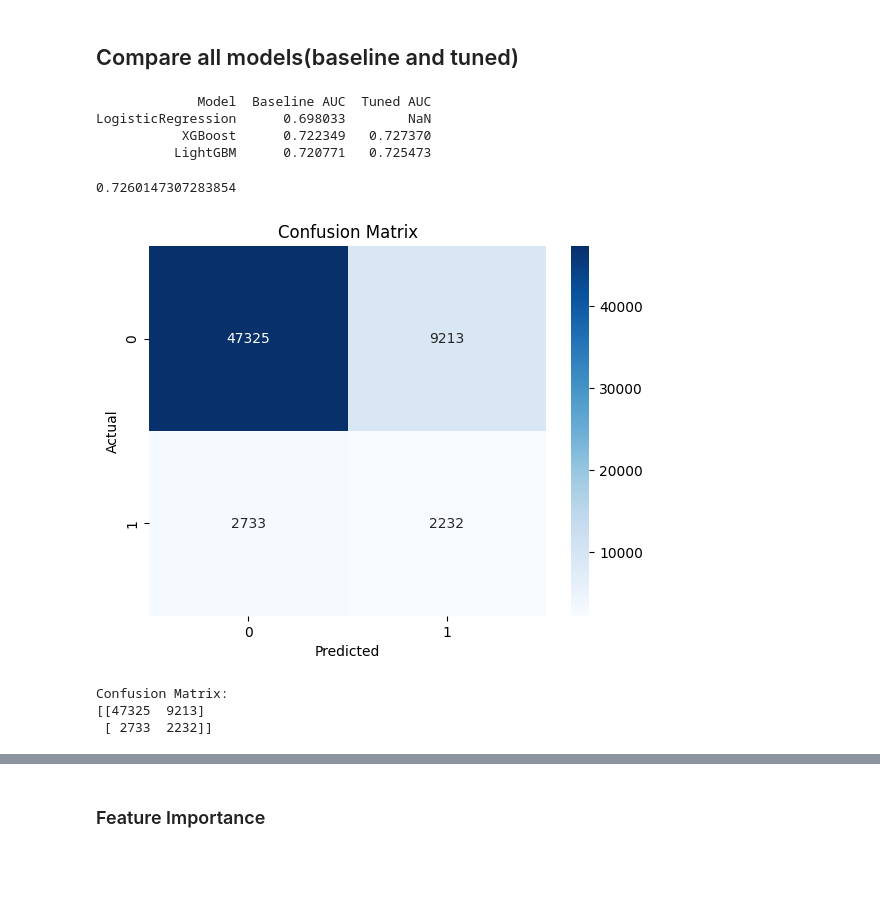
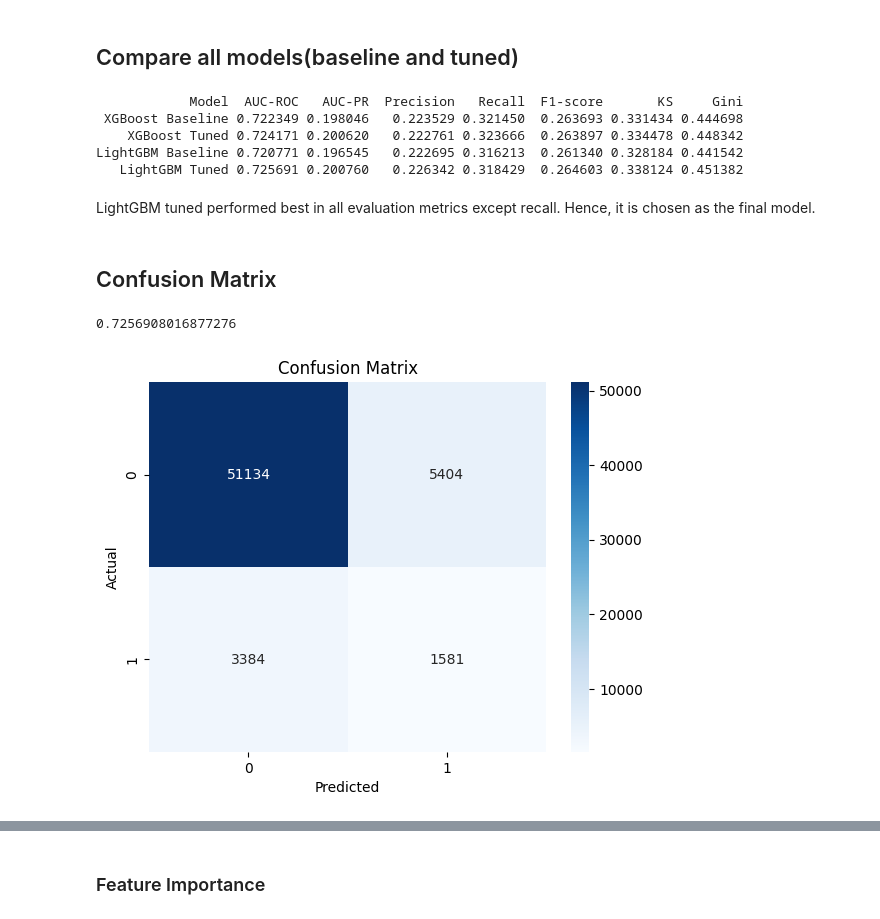
Before and after one commit to coder-red/credit-risk-model, a Jupyter notebook: notebooks/02_modelling.ipynb, the cells around one changed output, grey strips where cells are left out. Drawn from its saved outputs; the diff is of its cells as text; code cells hidden in the pictures; blank space fills up the shorter version.

```diff
--- a/notebooks/02_modelling.ipynb
+++ b/notebooks/02_modelling.ipynb
@@ -229,44 +236,33 @@ NameError: name 'lgb' is not defined
 # %% [markdown]
 ## Compare all models(baseline and tuned)
 # %%
-results_df = compare_tuned_and_baseline_models(X_val, y_val, log_reg_pipe, xgb_model, lgbm_model, xgb_tuned, lgbm_tuned)
+results_df = compare_tuned_and_baseline_models(X_val, y_val, xgb_model, lgbm_model, xgb_tuned, lgbm_tuned)
 print(results_df.to_string(index=False))
 # %% [output]
-             Model  Baseline AUC  Tuned AUC
-LogisticRegression      0.698033        NaN
-           XGBoost      0.722349   0.727370
-          LightGBM      0.720771   0.725473
+            Model  AUC-ROC   AUC-PR  Precision   Recall  F1-score       KS     Gini
+ XGBoost Baseline 0.722349 0.198046   0.223529 0.321450  0.263693 0.331434 0.444698
+    XGBoost Tuned 0.724171 0.200620   0.222761 0.323666  0.263897 0.334478 0.448342
+LightGBM Baseline 0.720771 0.196545   0.222695 0.316213  0.261340 0.328184 0.441542
+   LightGBM Tuned 0.725691 0.200760   0.226342 0.318429  0.264603 0.338124 0.451382
+# %% [markdown]
+LightGBM tuned performed best in all evaluation metrics except recall. Hence, it is chosen as the final model.
+# %% [markdown]
+## Confusion Matrix
 # %%
-import matplotlib.pyplot as plt
-import seaborn as sns
-from credit_risk_model.config import RESULTS_DIR
-
 # Get predictions
-y_proba_xgbm_tuned = xgb_tuned.predict_proba(X_val)[:, 1]
-y_pred_xgbm_tuned = (y_proba_xgbm_tuned >= 0.121).astype(int)
+y_proba_lgbm_tuned = lgbm_tuned.predict_proba(X_val)[:, 1]
+y_pred_lgbm_tuned = (y_proba_lgbm_tuned >= 0.15).astype(int)
 
 
-print(roc_auc_score(y_val, y_proba_xgbm_tuned))
+print(roc_auc_score(y_val, y_proba_lgbm_tuned))
 
-
-cm = confusion_matrix(y_val, y_pred_xgbm_tuned)
+cm = confusion_matrix(y_val, y_pred_lgbm_tuned)
 
 sns.heatmap(cm, annot=True, fmt='d', cmap='Blues')
 plt.xlabel("Predicted")
 plt.ylabel("Actual")
 plt.title("Confusion Matrix")
-plt.show()
-
-print("\nConfusion Matrix:")
-print(confusion_matrix(y_val, y_pred_xgbm_tuned))
-
-
-# Confusion Matrix:
-# [[56515    23]
-#  [ 4942    23]]
+plt.savefig(f"{RESULTS_DIR}\\explainability\\confusion_matrix_lgbm_tuned.png", bbox_inches='tight', )
 # %% [output]
-0.7260147307283854
+0.7256908016877276
-[figure, old version]
+[figure, new version]
-Confusion Matrix:
-[[47325  9213]
- [ 2733  2232]]
```
Also changed, not shown: parts of 7 cells of this notebook, 19 other files.
